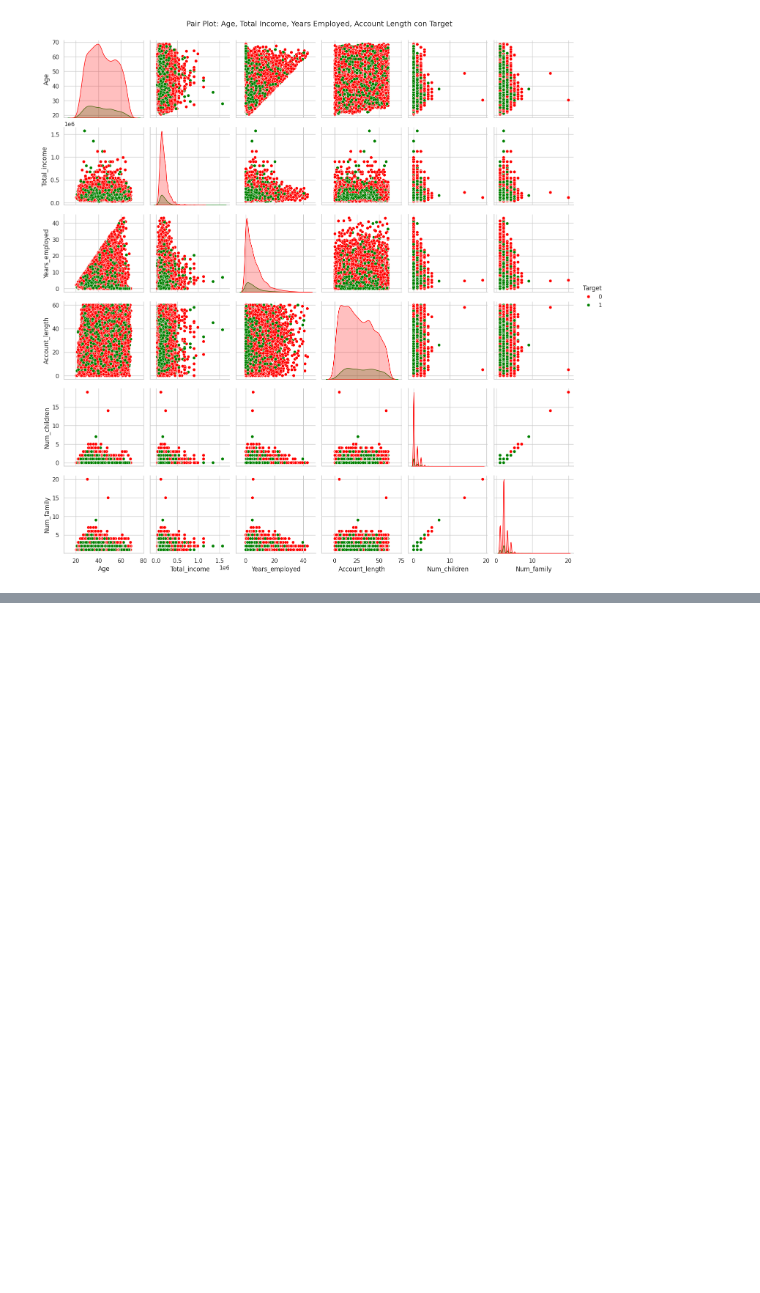
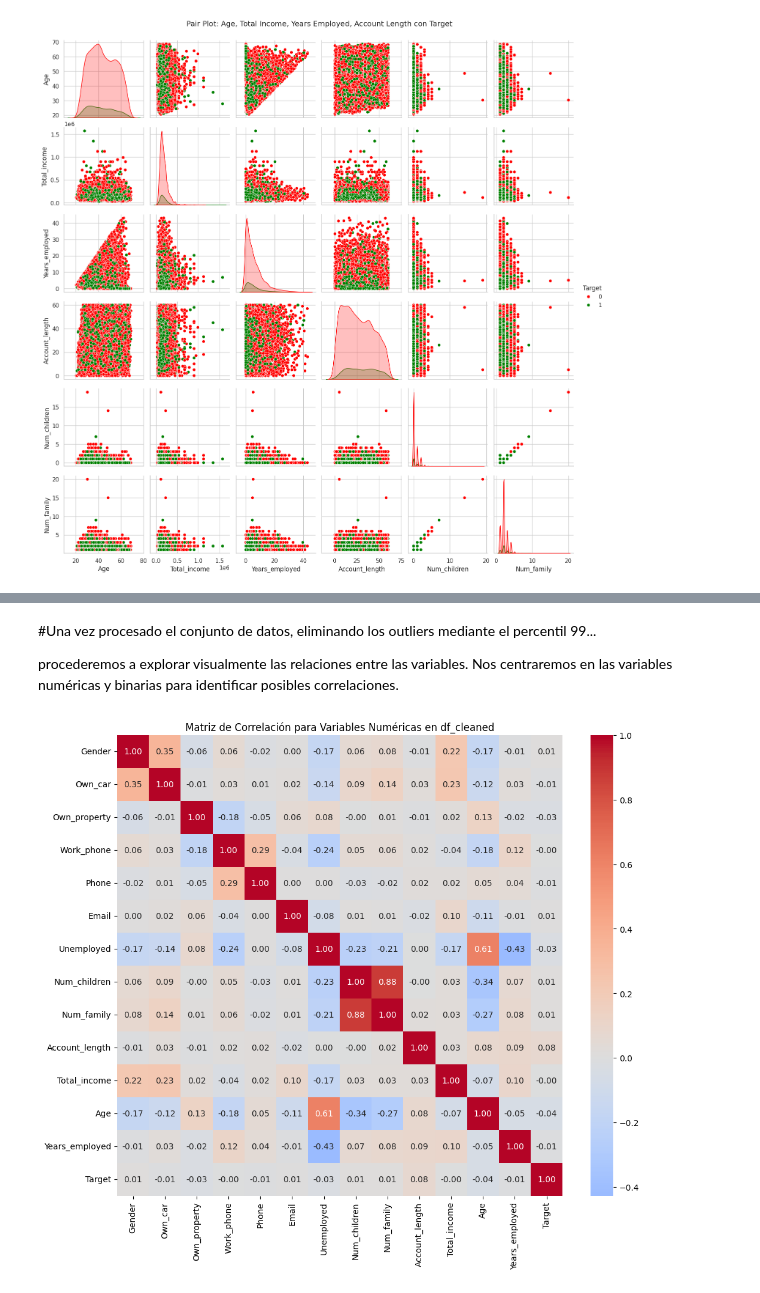
Before and after one commit to Jartorias/DSII_61115_Coderhouse, a Jupyter notebook: ProyectoDSII_ParteI_Diego_Fernando_Neira_Echeverry_Comision_61115.ipynb, the cells around one changed output, grey strips where cells are left out. Cells and saved outputs as stored; diff of their text form; code cells hidden in the pictures; blank space fills up the shorter version.

```diff
--- a/ProyectoDSII_ParteI_Diego_Fernando_Neira_Echeverry_Comision_61115.ipynb
+++ b/ProyectoDSII_ParteI_Diego_Fernando_Neira_Echeverry_Comision_61115.ipynb
@@ -809,0 +869,15 @@ hola como vas
+# %%
+# Función para remover outliers en el percentil 99
+def remove_outliers(df):
+    numeric_cols = df.select_dtypes(include=[np.number]).columns
+    for col in numeric_cols:
+        upper_limit = df[col].quantile(0.99)
+        df = df[df[col] <= upper_limit]
+    return df
+
+# Remover outliers
+df_cleaned = remove_outliers(data.drop(columns='ID'))
+
+# Imprimir la forma del dataset original y del dataset limpio
+print("Original dataset shape:", data.drop(columns='ID').shape)
+print("Cleaned dataset shape:", df_cleaned.shape)
@@ -809,0 +915,24 @@ hola como vas
+# %% [markdown]
+
+#Una vez procesado el conjunto de datos, eliminando los outliers mediante el percentil 99...
+
+procederemos a explorar visualmente las relaciones entre las variables. Nos centraremos en las variables numéricas y binarias para identificar posibles correlaciones.
+# %%
+import seaborn as sns
+import matplotlib.pyplot as plt
+
+# Calcular la matriz de correlación solo con variables numéricas en df_cleaned
+corr = df_cleaned.select_dtypes(include=['int64', 'float64']).corr()
+
+# Mostrar la matriz de correlación
+corr
+
+# Configurar el tamaño de la figura
+plt.figure(figsize=(12, 10))
+
+# Crear y mostrar la matriz de calor
+sns.heatmap(corr, annot=True, cmap='coolwarm', center=0, fmt=".2f")
+plt.title("Matriz de Correlación para Variables Numéricas en df_cleaned")
+plt.show()
+# %% [output]
+[figure, added]
```
Also changed, not shown: parts of 43 cells of this notebook.
